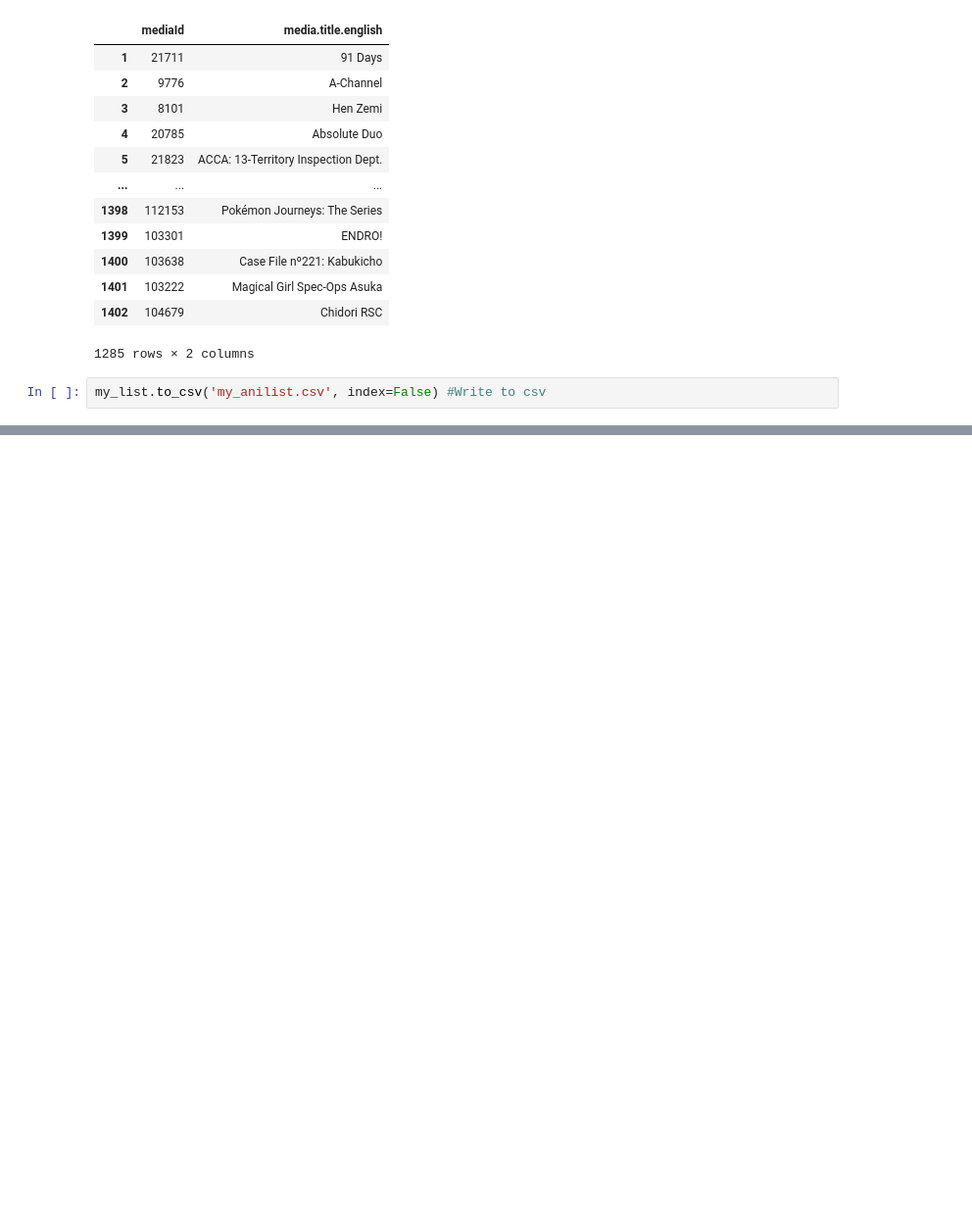
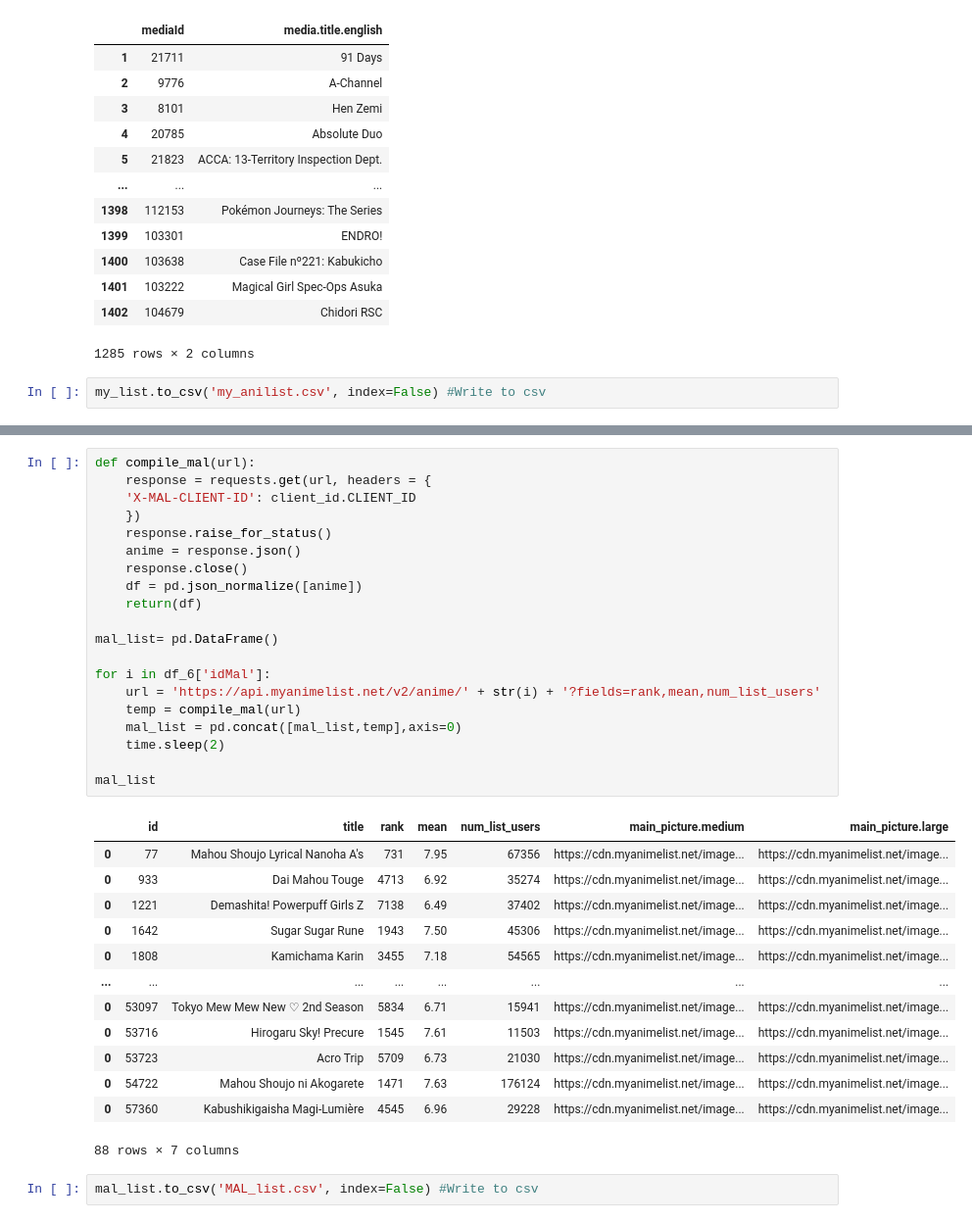
Before and after one commit to leolion023/Anilist, a Jupyter notebook: compile_list.ipynb, the cells around one changed output, grey strips where cells are left out. Shown at 98% size. Drawn from its saved outputs; the diff is of its cells as text; blank space fills up the shorter version.

Commit message:
create mal_list

```diff
--- a/compile_list.ipynb
+++ b/compile_list.ipynb
@@ -136,0 +208,36 @@ my_list.to_csv('my_anilist.csv', index=False) #Write to csv
+# %%
+def compile_mal(url):
+    response = requests.get(url, headers = {
+    'X-MAL-CLIENT-ID': client_id.CLIENT_ID
+    })
+    response.raise_for_status()
+    anime = response.json()
+    response.close()
+    df = pd.json_normalize([anime])
+    return(df)
+
+mal_list= pd.DataFrame()
+
+for i in df_6['idMal']:
+    url = 'https://api.myanimelist.net/v2/anime/' + str(i) + '?fields=rank,mean,num_list_users'
+    temp = compile_mal(url)
+    mal_list = pd.concat([mal_list,temp],axis=0)
+    time.sleep(2)
+
+mal_list
+# %% [output]
+|  | id | title | rank | mean | num_list_users | main_picture.medium | main_picture.large |
+| 0 | 77 | Mahou Shoujo Lyrical Nanoha A's | 731 | 7.95 | 67356 | https://cdn.myanimelist.net/image... | https://cdn.myanimelist.net/image... |
+| 0 | 933 | Dai Mahou Touge | 4713 | 6.92 | 35274 | https://cdn.myanimelist.net/image... | https://cdn.myanimelist.net/image... |
+| 0 | 1221 | Demashita! Powerpuff Girls Z | 7138 | 6.49 | 37402 | https://cdn.myanimelist.net/image... | https://cdn.myanimelist.net/image... |
+| 0 | 1642 | Sugar Sugar Rune | 1943 | 7.50 | 45306 | https://cdn.myanimelist.net/image... | https://cdn.myanimelist.net/image... |
+| 0 | 1808 | Kamichama Karin | 3455 | 7.18 | 54565 | https://cdn.myanimelist.net/image... | https://cdn.myanimelist.net/image... |
+| ... | ... | ... | ... | ... | ... | ... | ... |
+| 0 | 53097 | Tokyo Mew Mew New ♡ 2nd Season | 5834 | 6.71 | 15941 | https://cdn.myanimelist.net/image... | https://cdn.myanimelist.net/image... |
+| 0 | 53716 | Hirogaru Sky! Precure | 1545 | 7.61 | 11503 | https://cdn.myanimelist.net/image... | https://cdn.myanimelist.net/image... |
+| 0 | 53723 | Acro Trip | 5709 | 6.73 | 21030 | https://cdn.myanimelist.net/image... | https://cdn.myanimelist.net/image... |
+| 0 | 54722 | Mahou Shoujo ni Akogarete | 1471 | 7.63 | 176124 | https://cdn.myanimelist.net/image... | https://cdn.myanimelist.net/image... |
+| 0 | 57360 | Kabushikigaisha Magi-Lumière | 4545 | 6.96 | 29228 | https://cdn.myanimelist.net/image... | https://cdn.myanimelist.net/image... |
+88 rows × 7 columns
+# %%
+mal_list.to_csv('MAL_list.csv', index=False) #Write to csv
```
Also changed, not shown: parts of 5 cells of this notebook, 2 other files.
